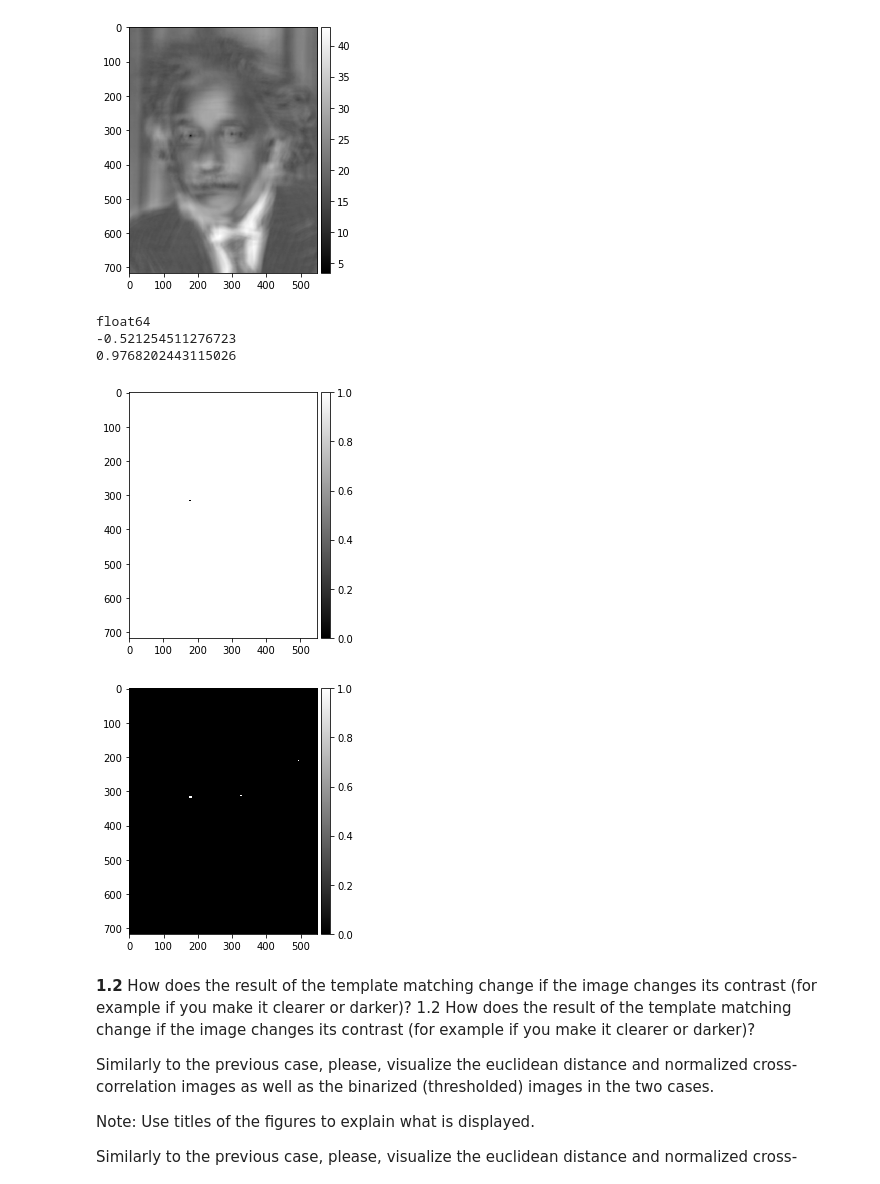
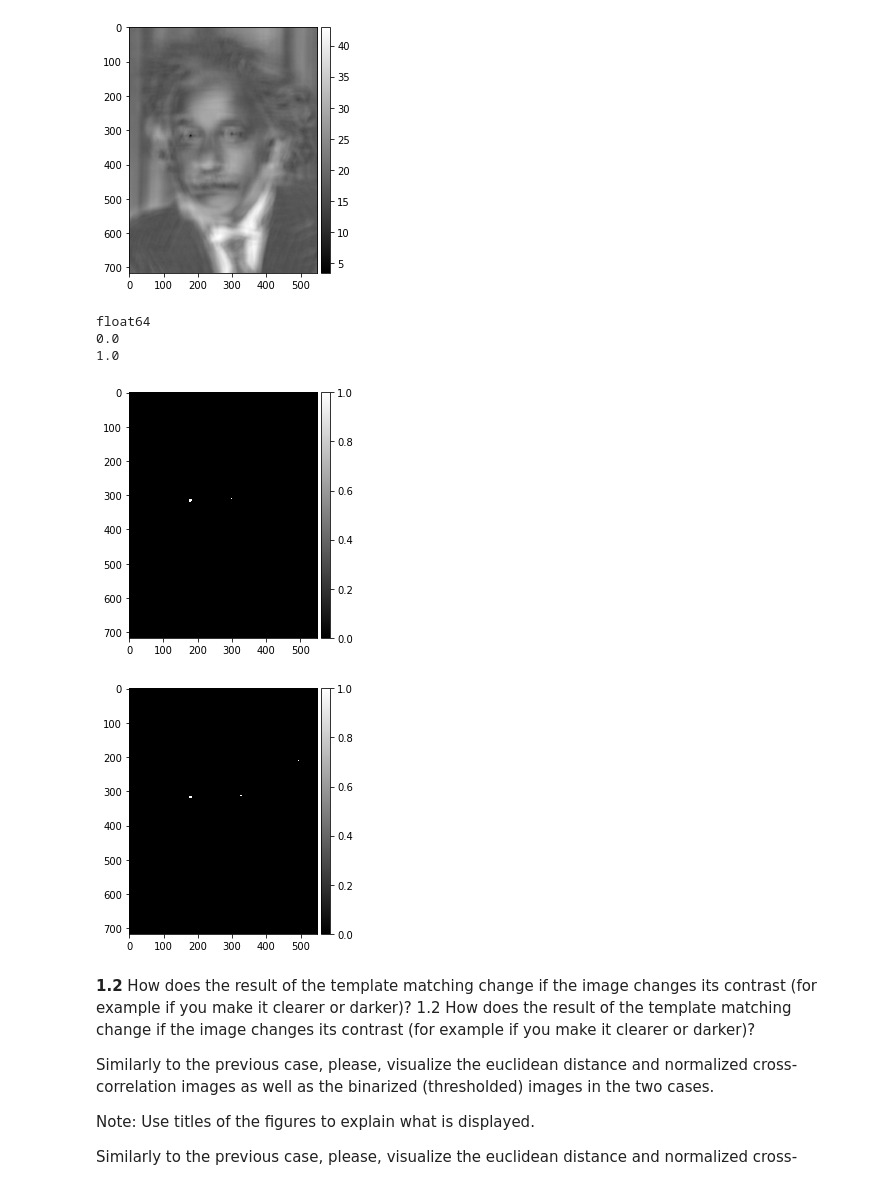
Before and after one commit to PauSolerValades/VA, a Jupyter notebook: Practica4/p4_Part1/p4_2021-2022_Part1.ipynb, the cells around one changed output. Cells and saved outputs as stored; diff of their text form; code cells hidden in the pictures.

```diff
--- a/Practica4/p4_Part1/p4_2021-2022_Part1.ipynb
+++ b/Practica4/p4_Part1/p4_2021-2022_Part1.ipynb
@@ -151,36 +151,33 @@ plt.show()
 # %%
 #thresholds
 
 einstein_ncc_mask = np.ones(einstein_ncc.shape)
 einstein_ed_mask = np.ones(einstein_ed.shape)
 
 
 #einstein_nc_mask[einstein_nc <= np.min(einstein_nc)] = 0
-print(einstein_ncc.dtype)
-print(einstein_ncc.min())
-print(einstein_ncc.max())
-
-normalize(einstein_ncc) =einstein_ncc
 
 
-einstein_ncc_mask[einstein_ncc > einstein_ncc.max()-0.2] = 0
+einstein_ncc = normalize(einstein_ncc)
+
+einstein_ncc_mask[einstein_ncc <= einstein_ncc.max()-0.296] = 0
 einstein_ed_mask[einstein_ed > 0.296] = 0
 
 
 
 io.imshow(einstein_ncc_mask, cmap='gray')
 plt.show()
 
 io.imshow(einstein_ed_mask, cmap='gray')
 plt.show()
 
 #visualize3 (normal images)
 #visualize3 (thresholds)
 # %% [output]
 float64
--0.521254511276723
-0.9768202443115026
+0.0
+1.0
-[figure, old version]
+[figure, new version]
 [figure]
 # %% [markdown]
 **1.2** How does the result of the template matching change if the image changes its contrast (for example if you make it clearer or darker)? 1.2 How does the result of the template matching change if the image changes its contrast (for example if you make it clearer or darker)?
```
Also changed, not shown: parts of 8 cells of this notebook.
